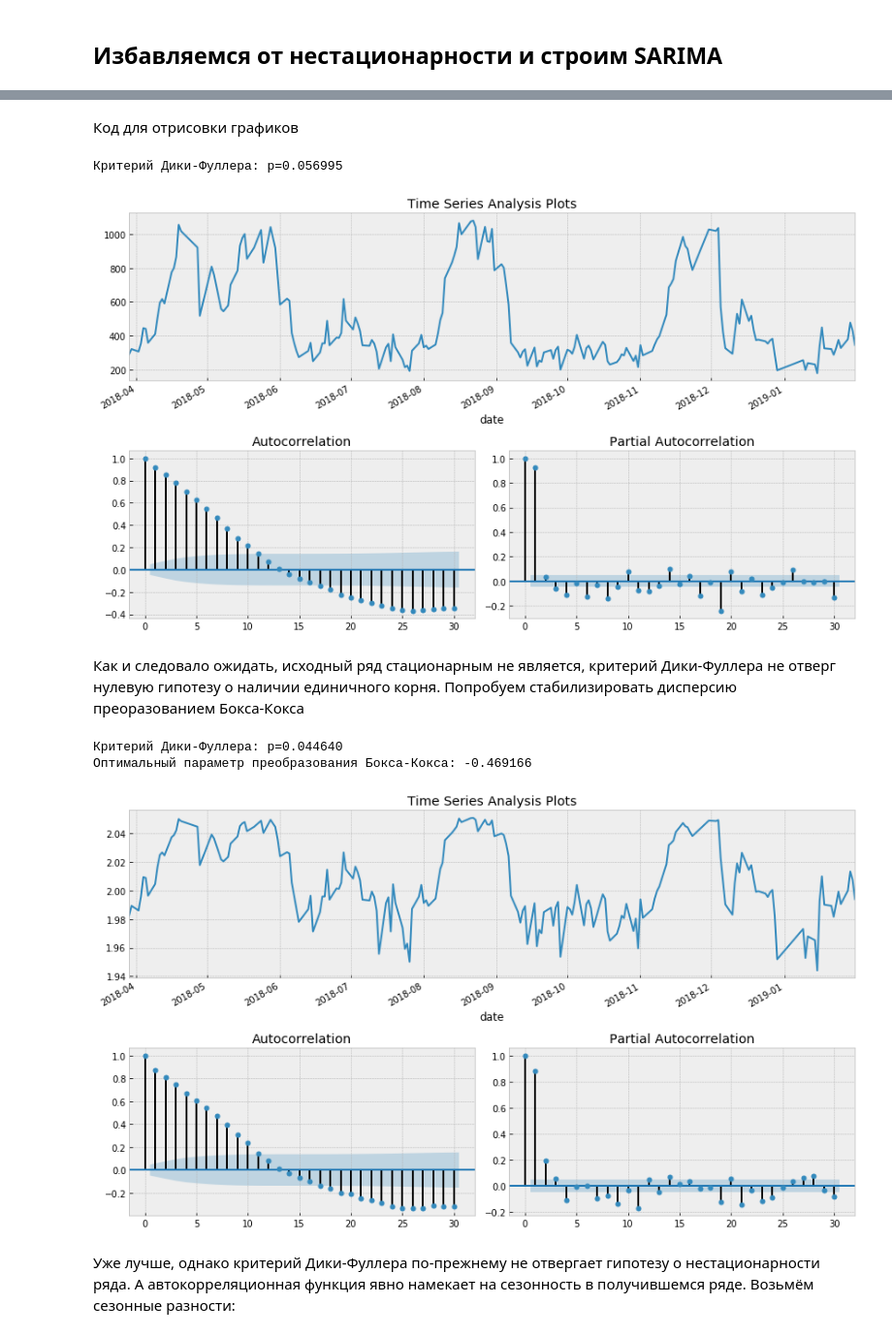
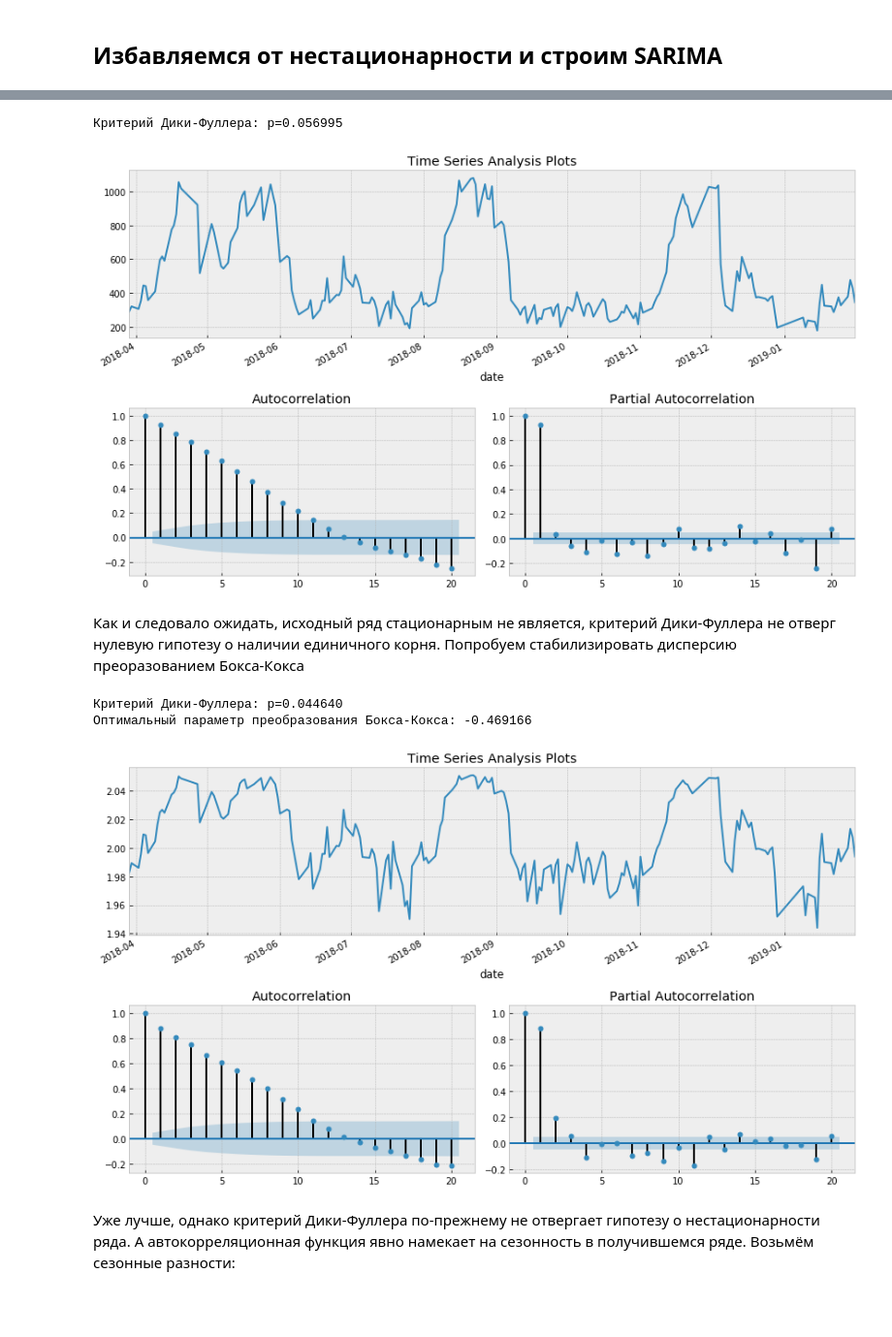
Before and after one commit to Penitto/StochProcs2, a Jupyter notebook: topic9_part1_time_series_python.ipynb, the cells around one changed output, grey strips where cells are left out. Shown at 97% size. Saved outputs shown, nothing was run; the diff lists cells and outputs as text; code cells hidden in the pictures; blank space fills up the shorter version.

```diff
--- a/topic9_part1_time_series_python.ipynb
+++ b/topic9_part1_time_series_python.ipynb
@@ -556,5 +556,3 @@ for rho in [0, 0.6, 0.9, 1]:
-# %% [markdown]
-Код для отрисовки графиков
 # %%
 def tsplot(y, lags=None, figsize=(12, 7), style='bmh'):
     if not isinstance(y, pd.Series):
@@ -578,29 +576,29 @@ def tsplot(y, lags=None, figsize=(12, 7), style='bmh'):
         plt.tight_layout()
     return
 # %%
-tsplot(new_df.manHours, lags=30)
+tsplot(new_df.manHours, lags=20)
 # %% [output]
 Критерий Дики-Фуллера: p=0.056995
-[figure, old version]
+[figure, new version]
 # %% [markdown]
 Как и следовало ожидать, исходный ряд стационарным не является, критерий Дики-Фуллера не отверг нулевую гипотезу о наличии единичного корня. Попробуем стабилизировать дисперсию преоразованием Бокса-Кокса
 # %%
 def invboxcox(y,lmbda):
     # обратное преобразование Бокса-Кокса
     if lmbda == 0:
         return(np.exp(y))
     else:
         return(np.exp(np.log(lmbda*y+1)/lmbda))
 
 
 data = new_df.copy()
 data['manHours_box'], lmbda = scs.boxcox(data.manHours) # прибавляем единицу, так как в исходном ряде есть нули
-tsplot(data.manHours_box, lags=30)
+tsplot(data.manHours_box, lags=20)
 print("Оптимальный параметр преобразования Бокса-Кокса: %f" % lmbda)
 # %% [output]
 Критерий Дики-Фуллера: p=0.044640
 Оптимальный параметр преобразования Бокса-Кокса: -0.469166
-[figure, old version]
+[figure, new version]
 # %% [markdown]
 Уже лучше, однако критерий Дики-Фуллера по-прежнему не отвергает гипотезу о нестационарности ряда. А автокорреляционная функция явно намекает на сезонность в получившемся ряде. Возьмём сезонные разности:
 # %%
```
Also changed, not shown: parts of 21 cells of this notebook.
